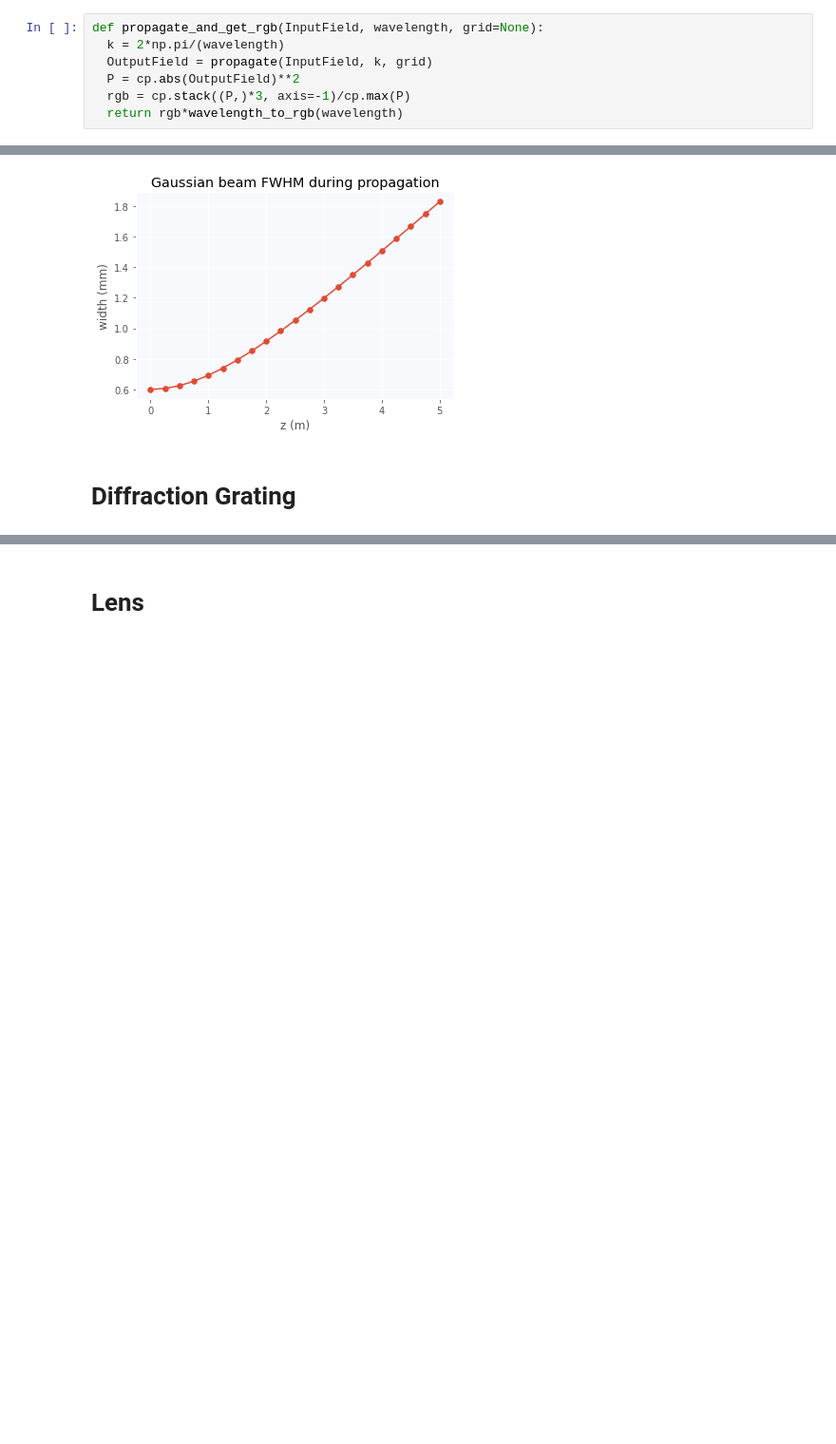
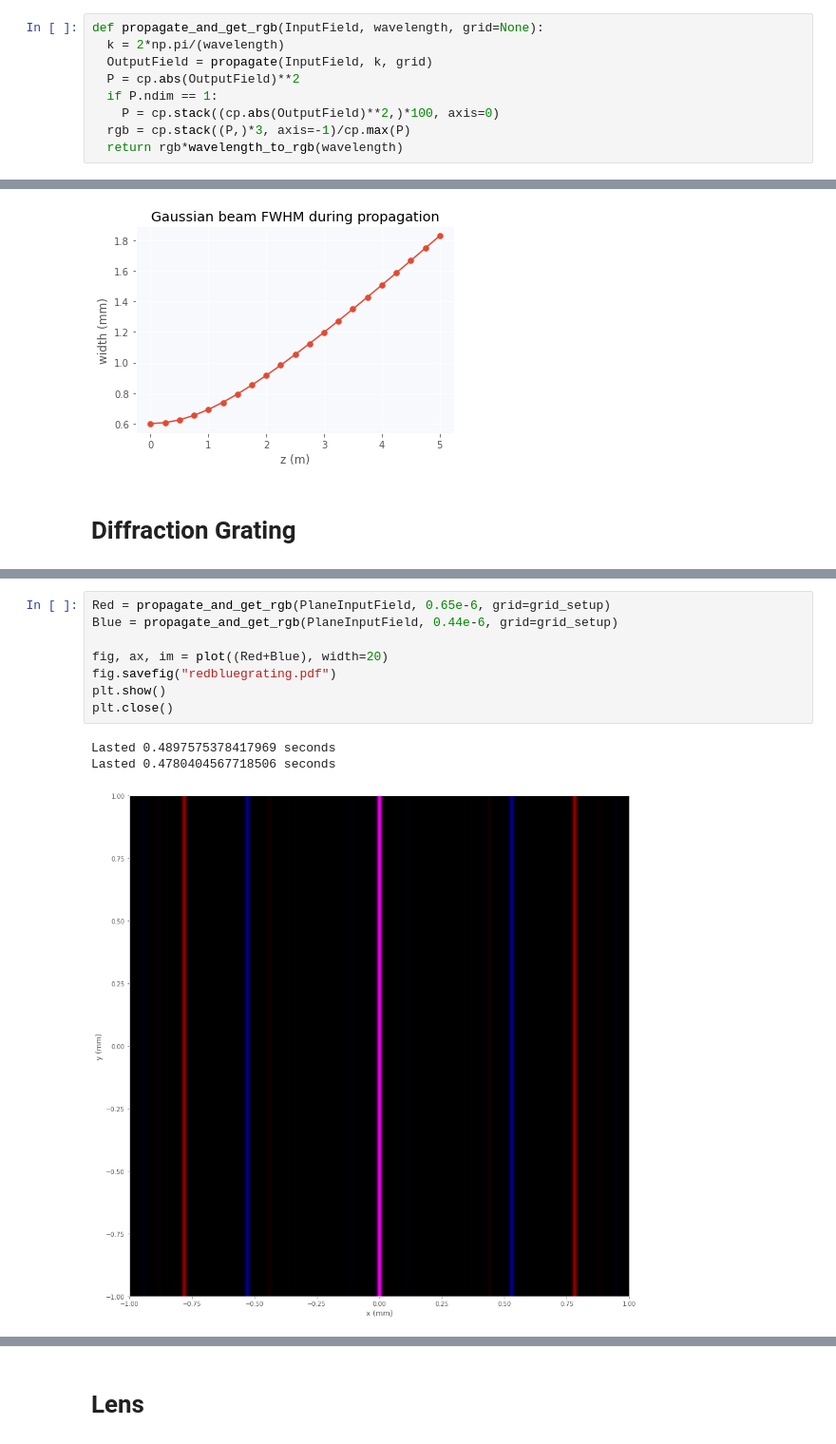
Before and after one commit to raeubaen/misc, a Jupyter notebook: codice_bpm.ipynb, the cells around one changed output, grey strips where cells are left out. Shown: that part at 95% size. Saved outputs shown, nothing was run; the diff lists cells and outputs as text; blank space fills up the shorter version.

```diff
--- a/codice_bpm.ipynb
+++ b/codice_bpm.ipynb
@@ -159,6 +161,8 @@ def propagate_and_get_rgb(InputField, wavelength, grid=None):
   k = 2*np.pi/(wavelength)
   OutputField = propagate(InputField, k, grid)
   P = cp.abs(OutputField)**2
+  if P.ndim == 1:
+    P = cp.stack((cp.abs(OutputField)**2,)*100, axis=0)
   rgb = cp.stack((P,)*3, axis=-1)/cp.max(P)
   return rgb*wavelength_to_rgb(wavelength)
 # %% [markdown]
@@ -278,0 +340,12 @@ plt.show()
+# %%
+Red = propagate_and_get_rgb(PlaneInputField, 0.65e-6, grid=grid_setup)
+Blue = propagate_and_get_rgb(PlaneInputField, 0.44e-6, grid=grid_setup)
+
+fig, ax, im = plot((Red+Blue), width=20)
+fig.savefig("redbluegrating.pdf")
+plt.show()
+plt.close()
+# %% [output]
+Lasted 0.4897575378417969 seconds
+Lasted 0.4780404567718506 seconds
+[figure, added]
```
Also changed, not shown: parts of 12 cells of this notebook.
